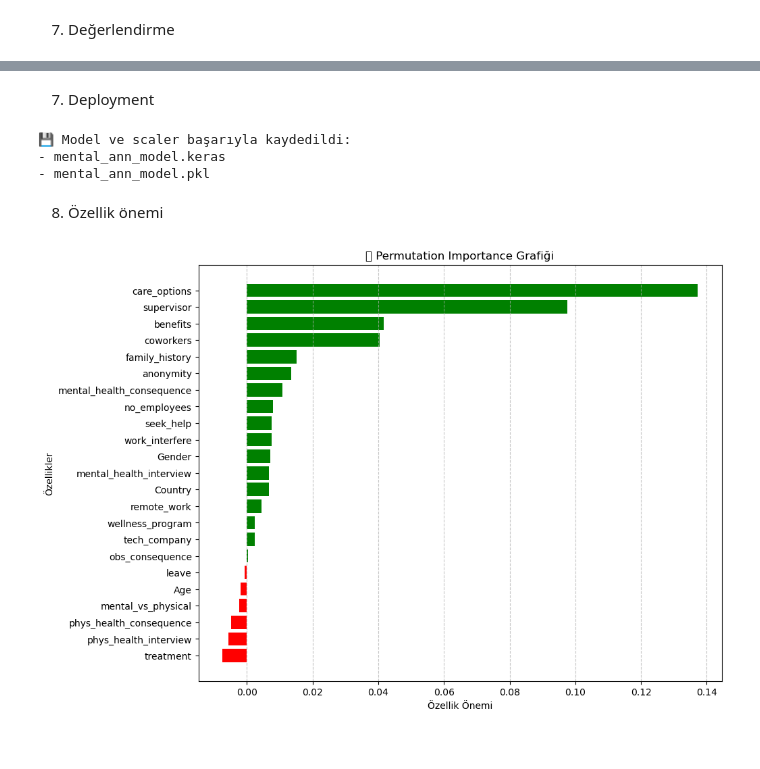
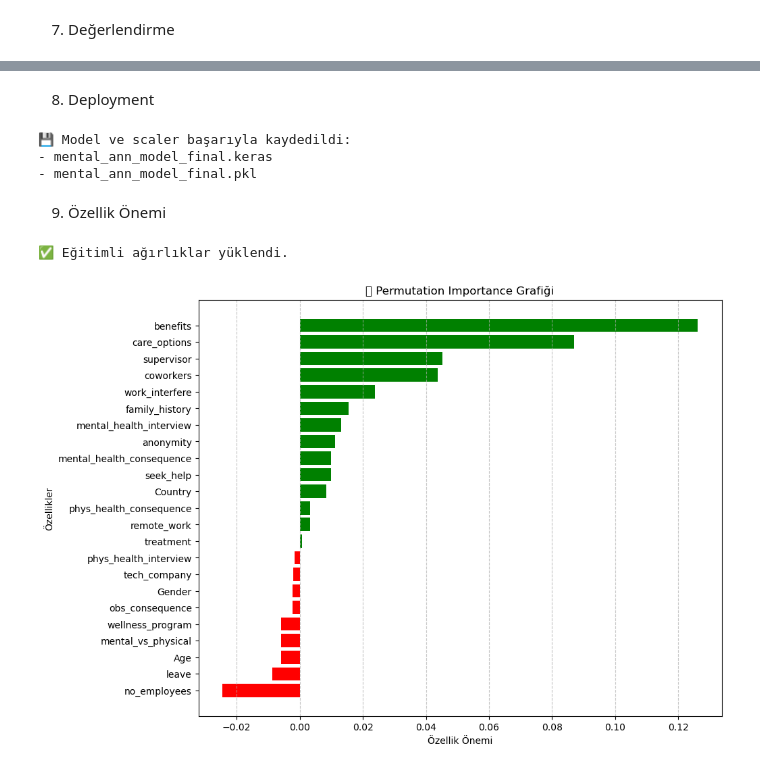
Before and after one commit to batukar/yz_ogrenme_modelleri, a Jupyter notebook: mental_health/deployment/ann_deployment.ipynb, the cells around one changed output, grey strips where cells are left out. Drawn from its saved outputs; the diff is of its cells as text; code cells hidden in the pictures.

```diff
--- a/mental_health/deployment/ann_deployment.ipynb
+++ b/mental_health/deployment/ann_deployment.ipynb
@@ -290,35 +293,54 @@ weighted avg       0.92      0.92      0.92       252
 # %% [markdown]
-7. Deployment
+8. Deployment
 # %%
 # 📦 Modeli kaydet (sadece ANN modeli)
-model.save("../saved_model/mental_ann_model.keras")
-joblib.dump(model, "../saved_model/mental_ann_model.pkl")
+model.save("../saved_model/mental_ann_model_final.keras")
+joblib.dump(model, "../saved_model/mental_ann_model_final.pkl")
 
 print("💾 Model ve scaler başarıyla kaydedildi:")
-print("- mental_ann_model.keras")
-print("- mental_ann_model.pkl")
+print("- mental_ann_model_final.keras")
+print("- mental_ann_model_final.pkl")
 # %% [output]
 💾 Model ve scaler başarıyla kaydedildi:
-- mental_ann_model.keras
-- mental_ann_model.pkl
+- mental_ann_model_final.keras
+- mental_ann_model_final.pkl
-# %% [markdown]
-8. Özellik önemi
-# %%
-from scikeras.wrappers import KerasClassifier
-from sklearn.inspection import permutation_importance
-
-# 📊 Sonuçları DataFrame olarak saklama
-importance_df = pd.DataFrame({'Feature': X_train.columns, 'Importance': result.importances_mean})
-importance_df = importance_df.sort_values(by='Importance', ascending=True)
-
-# 🌈 Grafik oluşturma
-plt.figure(figsize=(10, 8))
-colors = ['green' if x > 0 else 'red' for x in importance_df['Importance']]
-plt.barh(importance_df['Feature'], importance_df['Importance'], color=colors)
-plt.xlabel('Özellik Önemi')
-plt.ylabel('Özellikler')
-plt.title('🔍 Permutation Importance Grafiği')
-plt.grid(axis='x', linestyle='--', alpha=0.7)
-plt.show()
-# %% [output]
-[figure, removed]
+# %% [markdown]
+9. Özellik Önemi
+# %%
+# 🌟 Sklearn uyumlu hale getirme
+model_sklearn = KerasClassifier(
+    model=build_ann_model,
+    epochs=30,
+    batch_size=16,
+    verbose=0
+)
+
+# 🌟 Modeli yüklemek için yeniden oluşturma
+model_sklearn.model = build_ann_model()
+model_sklearn.model.load_weights("ann_model.h5")
+print("✅ Eğitimli ağırlıklar yüklendi.")
+
+# 🌟 Sklearn uyumlu hale getirme
+model_sklearn.fit(X_train_scaled, y_train_balanced)
+
+# 🔍 Permutation Importance hesaplama
+result = permutation_importance(model_sklearn, X_test_scaled, y_test, n_repeats=10, random_state=42)
+
+# 🗃️ Sonuçları DataFrame olarak saklama
+importance_df = pd.DataFrame({'Feature': X_train.columns, 'Importance': result.importances_mean})
+
+# 📊 Permütasyon önemini sıralama
+importance_df = importance_df.sort_values(by='Importance', ascending=True)
+
+# 🌈 Grafik oluşturma
+plt.figure(figsize=(10, 8))
+colors = ['green' if x > 0 else 'red' for x in importance_df['Importance']]
+plt.barh(importance_df['Feature'], importance_df['Importance'], color=colors)
+plt.xlabel('Özellik Önemi')
+plt.ylabel('Özellikler')
+plt.title('🔍 Permutation Importance Grafiği')
+plt.grid(axis='x', linestyle='--', alpha=0.7)
+plt.show()
+# %% [output]
+✅ Eğitimli ağırlıklar yüklendi.
+[figure, added]
```
Also changed, not shown: parts of 5 cells of this notebook, 8 other files.
